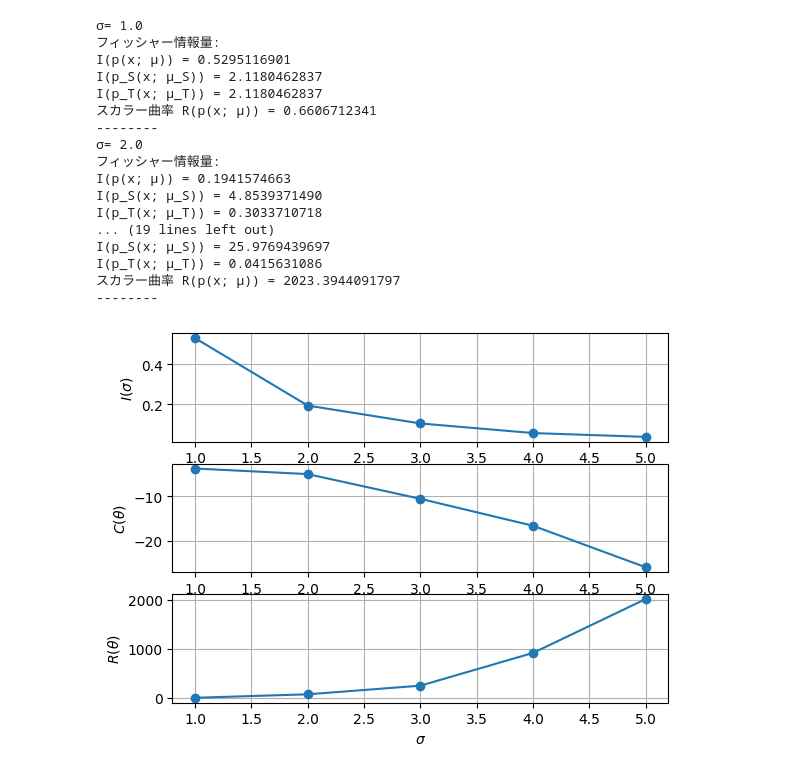
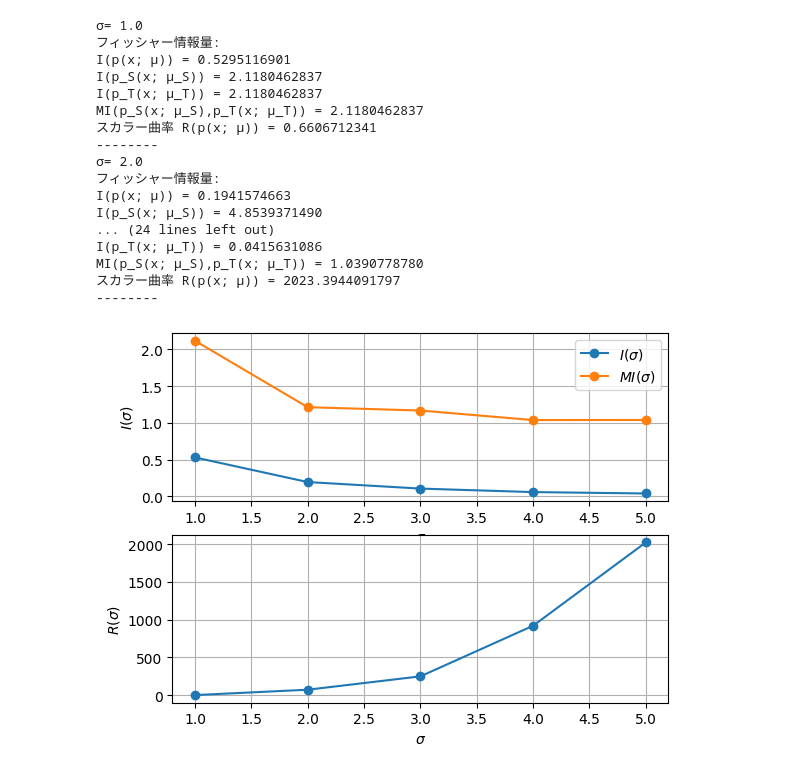
Before and after one commit to Hideki105/mathematical-engineering, a Jupyter notebook: 幾何数理工学/hdk/情報幾何/infogeo_transfer_learning.ipynb, the cells around one changed output. Drawn from its saved outputs; the diff is of its cells as text; code cells hidden in the pictures.

```diff
--- a/幾何数理工学/hdk/情報幾何/infogeo_transfer_learning.ipynb
+++ b/幾何数理工学/hdk/情報幾何/infogeo_transfer_learning.ipynb
@@ -12,6 +12,7 @@ sigma_S = torch.tensor([1.0], dtype=torch.float32, requires_grad=True)   # ソ
 I = []
 R = []
 C = []
+MI = []
 sigma_T_list = [1.0, 2.0, 3.0, 4.0, 5.0]  # 小数点を含む浮動小数点数にする
 for i in sigma_T_list:
   mu_T = torch.tensor([0.0], dtype=torch.float32, requires_grad=True)  # ターゲット分布の平均
@@ -43,9 +44,17 @@ for i in sigma_T_list:
       grad_log_p = torch.autograd.grad(p.log_prob(x).sum(), x, create_graph=True)[0]
       return torch.mean(grad_log_p**2)
 
+  # 相互フィッシャー情報量の計算
+  def mutual_fisher_information(ps,pt, x):
+      grad_log_ps = torch.autograd.grad(ps.log_prob(x).sum(), x, create_graph=True)[0]
+      grad_log_pt = torch.autograd.grad(pt.log_prob(x).sum(), x, create_graph=True)[0]
+      return torch.mean(grad_log_ps*grad_log_pt)
+
+
   I_pP = fisher_information(p_P, x_samples)
   I_pS = fisher_information(p_S, x_samples)
   I_pT = fisher_information(p_T, x_samples)
+  I_pST=   mutual_fisher_information(p_S,p_T, x_samples)
 
   # スカラー曲率の計算
   def scalar_curvature(I_p, gamma):
@@ -57,55 +66,54 @@ for i in sigma_T_list:
   R_pP = scalar_curvature(I_pP, sigma_P)
 
   I.append(I_pP.item())
+  MI.append(I_pST.item())
   R.append(R_pP.item())
   C.append(I_pP.item()-I_pS.item()-I_pT.item())
+
   # 結果表示
   print("σ=",i)
   print("フィッシャー情報量:")
   print(f"I(p(x; μ)) = {I_pP.item():.10f}")
   print(f"I(p_S(x; μ_S)) = {I_pS.item():.10f}")
   print(f"I(p_T(x; μ_T)) = {I_pT.item():.10f}")
+  print(f"MI(p_S(x; μ_S),p_T(x; μ_T)) = {I_pST.item():.10f}")
   print(f"スカラー曲率 R(p(x; μ)) = {R_pP.item():.10f}")
   print("--------")
 
 plt.figure()
-plt.subplot(311)
+plt.subplot(211)
 plt.plot(sigma_T_list, I, "o-", label=r"$I(\sigma)$")
+plt.plot(sigma_T_list, MI, "o-", label=r"$MI(\sigma)$")
 plt.grid()
+plt.legend()
 plt.xlabel(r"$\sigma$")
 plt.ylabel(r"$I(\sigma)$")
 
-plt.subplot(312)
-plt.plot(sigma_T_list, C, "o-", label=r"$C(\theta)$")
-plt.grid()
-plt.xlabel(r"$\sigma$")
-plt.ylabel(r"$C(\theta)$")
-
-plt.subplot(313)
+plt.subplot(212)
 plt.plot(sigma_T_list, R, "o-", label=r"$R(\theta)$")
 plt.grid()
 plt.xlabel(r"$\sigma$")
-plt.ylabel(r"$R(\theta)$")
+plt.ylabel(r"$R(\sigma)$")
 plt.show()
 # %% [output]
 σ= 1.0
 フィッシャー情報量:
 I(p(x; μ)) = 0.5295116901
 I(p_S(x; μ_S)) = 2.1180462837
 I(p_T(x; μ_T)) = 2.1180462837
+MI(p_S(x; μ_S),p_T(x; μ_T)) = 2.1180462837
 スカラー曲率 R(p(x; μ)) = 0.6606712341
 --------
 σ= 2.0
 フィッシャー情報量:
 I(p(x; μ)) = 0.1941574663
 I(p_S(x; μ_S)) = 4.8539371490
-I(p_T(x; μ_T)) = 0.3033710718
-... (19 lines left out)
-I(p_S(x; μ_S)) = 25.9769439697
+... (24 lines left out)
 I(p_T(x; μ_T)) = 0.0415631086
+MI(p_S(x; μ_S),p_T(x; μ_T)) = 1.0390778780
 スカラー曲率 R(p(x; μ)) = 2023.3944091797
 --------
-[figure, old version]
+[figure, new version]
 # %%
 import torch
 import torch.distributions as dist
```
Also changed, not shown: parts of 1 cell of this notebook.
